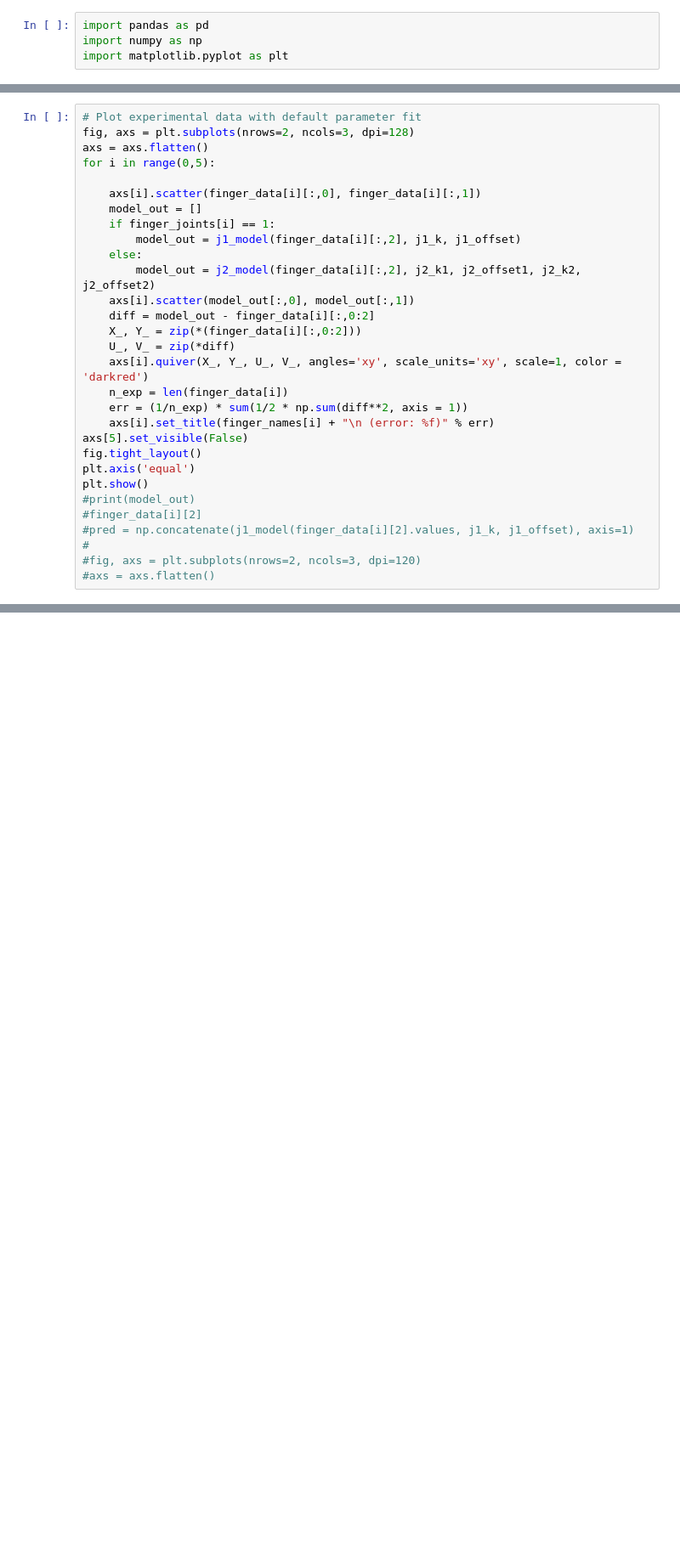
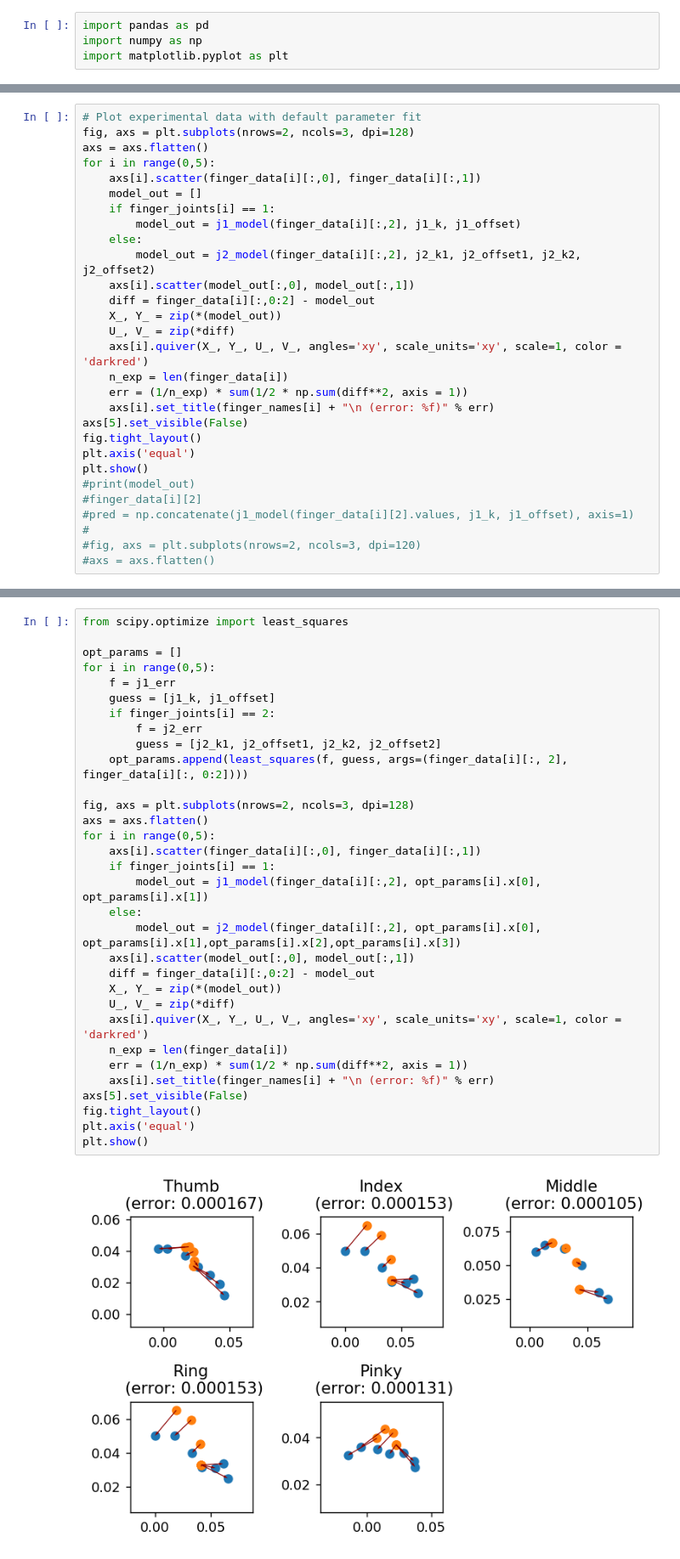
Before and after one commit to artursg/mimic-joint-modeling, a Jupyter notebook: data_fitting/mimic_model_fitting.ipynb, the cells around one changed output, grey strips where cells are left out. Shown: that part at 85% size. Drawn from its saved outputs; the diff is of its cells as text; blank space fills up the shorter version.

Commit message:
added least squares to find optimal parameters

```diff
--- a/data_fitting/mimic_model_fitting.ipynb
+++ b/data_fitting/mimic_model_fitting.ipynb
@@ -77,7 +77,6 @@ def j2_err(u, x, y):
 fig, axs = plt.subplots(nrows=2, ncols=3, dpi=128)
 axs = axs.flatten()
 for i in range(0,5):
-
     axs[i].scatter(finger_data[i][:,0], finger_data[i][:,1])
     model_out = []
     if finger_joints[i] == 1:
@@ -85,8 +84,8 @@ for i in range(0,5):
     else:
         model_out = j2_model(finger_data[i][:,2], j2_k1, j2_offset1, j2_k2, j2_offset2)
     axs[i].scatter(model_out[:,0], model_out[:,1])
-    diff = model_out - finger_data[i][:,0:2]
-    X_, Y_ = zip(*(finger_data[i][:,0:2]))
+    diff = finger_data[i][:,0:2] - model_out
+    X_, Y_ = zip(*(model_out))
     U_, V_ = zip(*diff)
     axs[i].quiver(X_, Y_, U_, V_, angles='xy', scale_units='xy', scale=1, color = 'darkred')
     n_exp = len(finger_data[i])
@@ -109,0 +106,34 @@ res_lsq = least_squares(j1_fun, [], args=(x, y))
+# %%
+from scipy.optimize import least_squares
+
+opt_params = []
+for i in range(0,5):
+    f = j1_err
+    guess = [j1_k, j1_offset]
+    if finger_joints[i] == 2:
+        f = j2_err
+        guess = [j2_k1, j2_offset1, j2_k2, j2_offset2]
+    opt_params.append(least_squares(f, guess, args=(finger_data[i][:, 2], finger_data[i][:, 0:2])))
+
+fig, axs = plt.subplots(nrows=2, ncols=3, dpi=128)
+axs = axs.flatten()
+for i in range(0,5):
+    axs[i].scatter(finger_data[i][:,0], finger_data[i][:,1])
+    if finger_joints[i] == 1:
+        model_out = j1_model(finger_data[i][:,2], opt_params[i].x[0], opt_params[i].x[1])
+    else:
+        model_out = j2_model(finger_data[i][:,2], opt_params[i].x[0], opt_params[i].x[1],opt_params[i].x[2],opt_params[i].x[3])
+    axs[i].scatter(model_out[:,0], model_out[:,1])
+    diff = finger_data[i][:,0:2] - model_out
+    X_, Y_ = zip(*(model_out))
+    U_, V_ = zip(*diff)
+    axs[i].quiver(X_, Y_, U_, V_, angles='xy', scale_units='xy', scale=1, color = 'darkred')
+    n_exp = len(finger_data[i])
+    err = (1/n_exp) * sum(1/2 * np.sum(diff**2, axis = 1))
+    axs[i].set_title(finger_names[i] + "\n (error: %f)" % err)
+axs[5].set_visible(False)
+fig.tight_layout()
+plt.axis('equal')
+plt.show()
+# %% [output]
+[figure, added]
```
Also changed, not shown: parts of 3 cells of this notebook.
